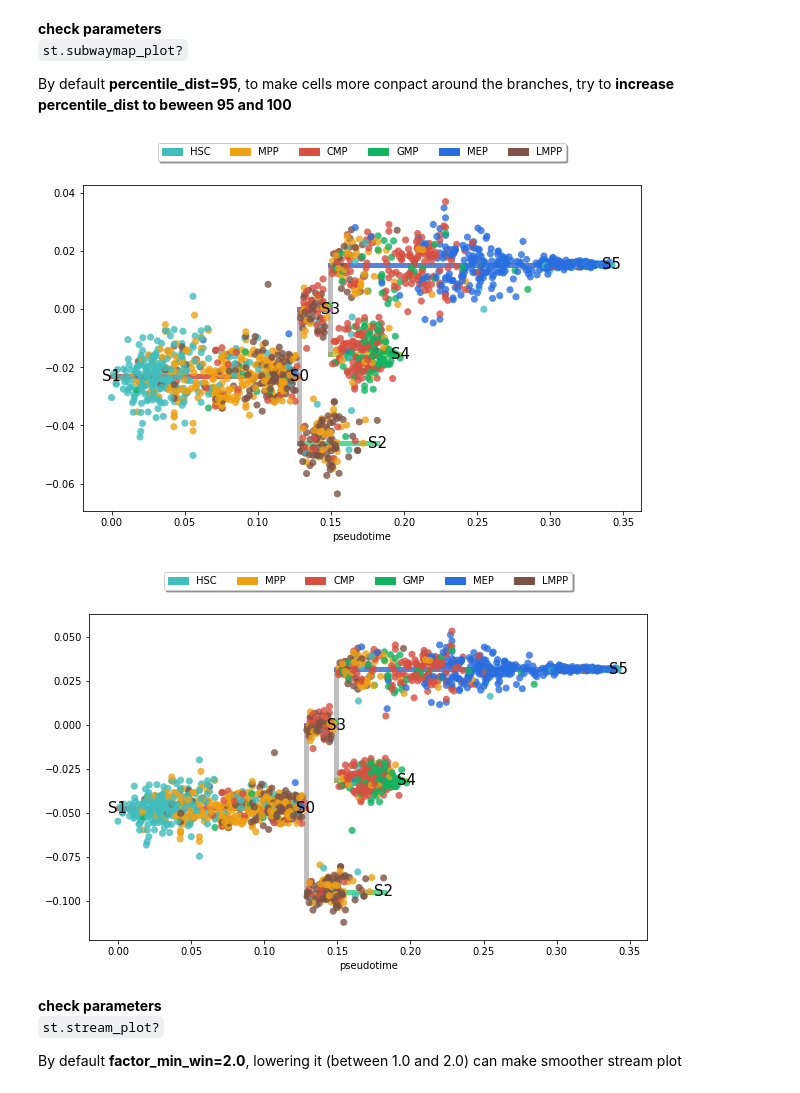
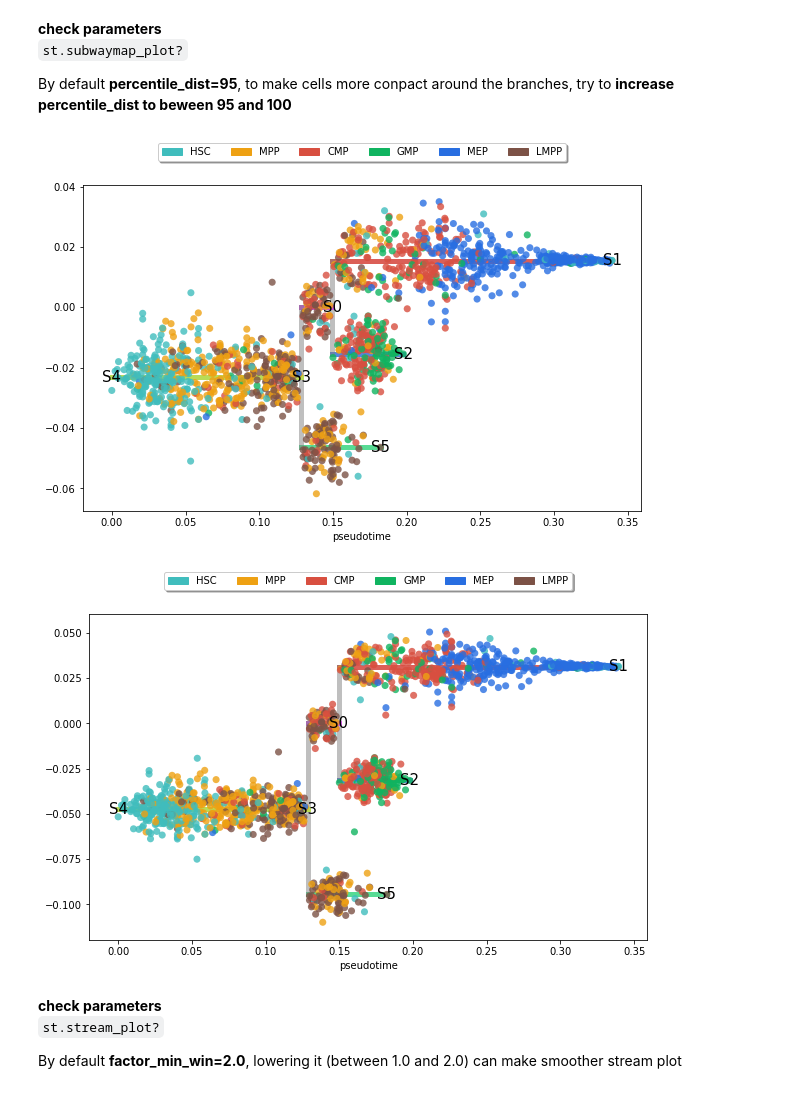
Before and after one commit to pinellolab/STREAM, a Jupyter notebook: tutorial/1.STREAM_scRNA-seq.ipynb, the cells around one changed output. Saved outputs shown, nothing was run; the diff lists cells and outputs as text; code cells hidden in the pictures.

```diff
--- a/tutorial/1.STREAM_scRNA-seq.ipynb
+++ b/tutorial/1.STREAM_scRNA-seq.ipynb
@@ -244,13 +247,13 @@ Importing precomputed umap visualization ...
 
 By default **percentile_dist=95**, to make cells more conpact around the branches, try to **increase percentile_dist to beween 95 and 100**
 # %%
-st.subwaymap_plot(adata,root='S1',fig_legend_ncol=6)
+st.subwaymap_plot(adata,root='S4',fig_legend_ncol=6)
 # %% [output]
-[figure, old version]
+[figure, new version]
 # %%
-st.subwaymap_plot(adata,root='S1',fig_legend_ncol=6,percentile_dist=100)
+st.subwaymap_plot(adata,root='S4',fig_legend_ncol=6,percentile_dist=100)
 # %% [output]
-[figure, old version]
+[figure, new version]
 # %% [markdown]
 **check parameters**
 `st.stream_plot?`
```
Also changed, not shown: parts of 35 cells of this notebook.
